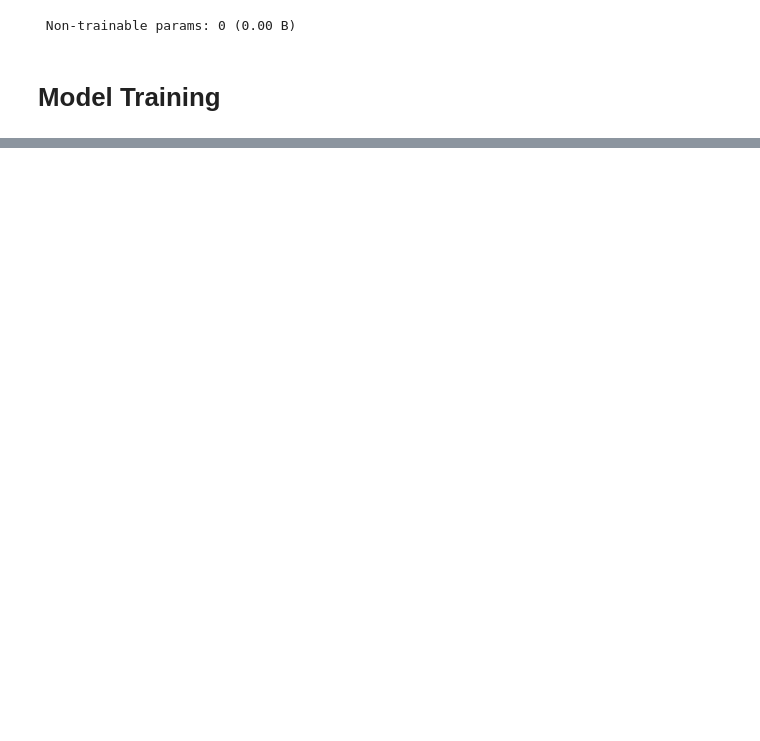
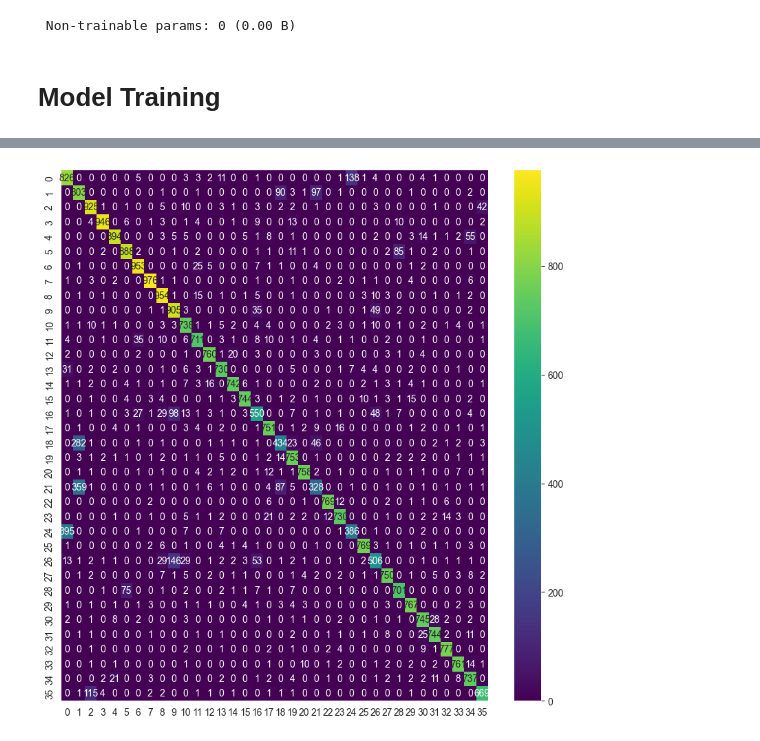
Before and after one commit to fstachura/psi-handwriting-recognition, a Jupyter notebook: cnn.ipynb, the cells around one changed output, grey strips where cells are left out. Saved outputs shown, nothing was run; the diff lists cells and outputs as text; code cells hidden in the pictures; blank space fills up the shorter version.

```diff
--- a/cnn.ipynb
+++ b/cnn.ipynb
@@ -164,8 +215,0 @@ accuracy_score(y_test, y_pred)
-# %%
-from sklearn import metrics
-
-confusion_matrix = metrics.confusion_matrix(y_test, y_pred, labels=np.arange(10))
-cm_display = metrics.ConfusionMatrixDisplay(confusion_matrix=confusion_matrix, display_labels=np.arange(10), )
-
-cm_display.plot(cmap='Blues', values_format='d')
-plt.show()
@@ -195,0 +240,11 @@ weighted avg       0.86      0.86      0.86     30800
+# %%
+# add different metrics
+
+from sklearn.metrics import confusion_matrix
+
+cm = confusion_matrix(y_test, y_pred)
+plt.figure(figsize=(10, 10))
+sns.heatmap(cm, annot=True, fmt='d', cmap='viridis')
+plt.show()
+# %% [output]
+[figure, added]
```
Also changed, not shown: parts of 14 cells of this notebook.
